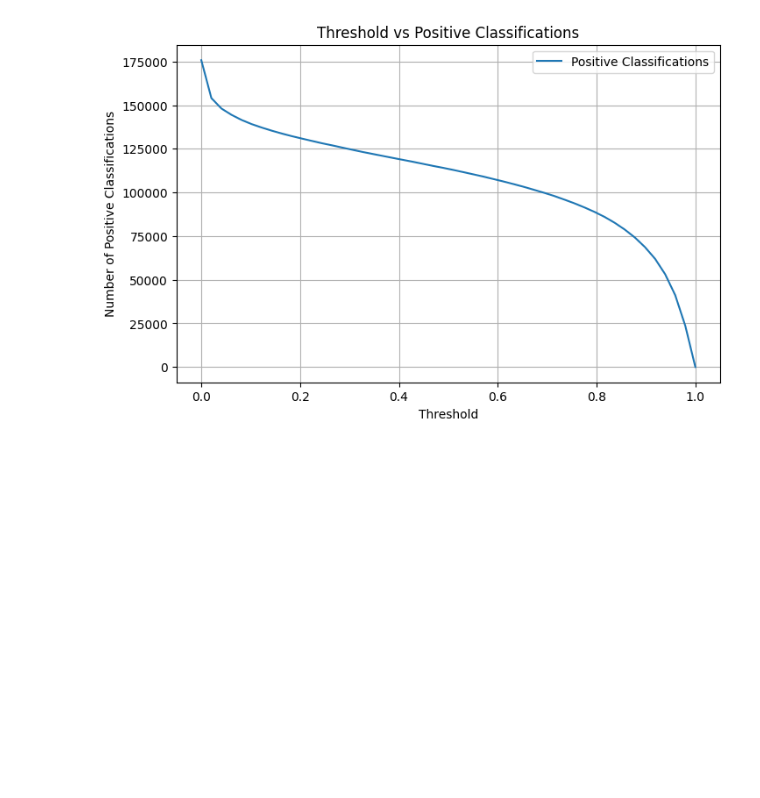
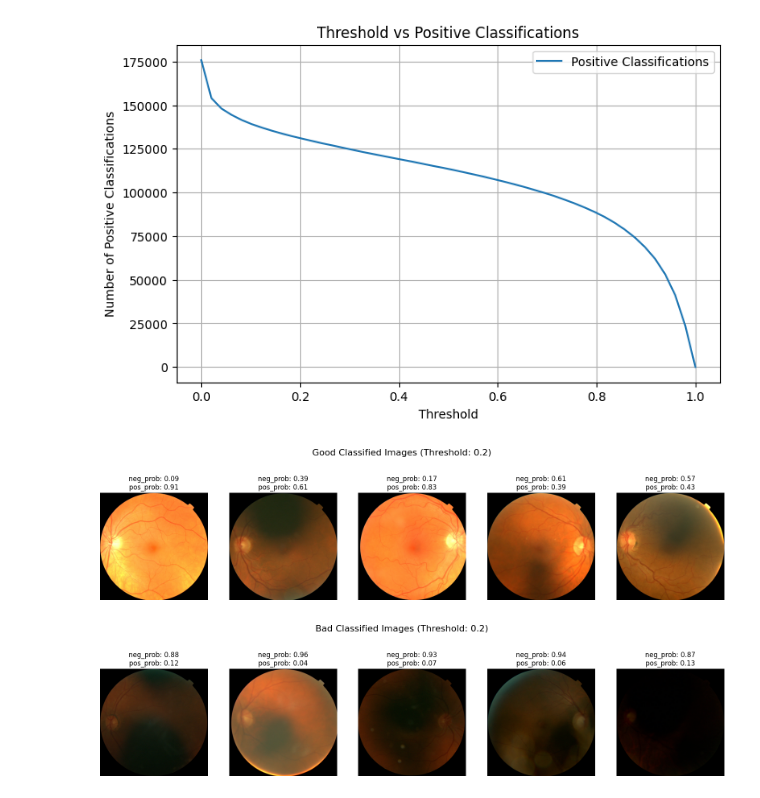
Before and after one commit to tfiedlerdev/ml-experiment-framework, a Jupyter notebook: src/wild-west/plot_uk_bio_bank.ipynb, the cells around one changed output. Cells and saved outputs as stored; diff of their text form; code cells hidden in the pictures; blank space fills up the shorter version.

Commit message:
Plot samples for optimal threshold

```diff
--- a/src/wild-west/plot_uk_bio_bank.ipynb
+++ b/src/wild-west/plot_uk_bio_bank.ipynb
@@ -113,3 +113,12 @@ plt.legend()
 plt.show()
 # %% [output]
 [figure]
+# %%
+threshold = 0.2
+good = data[positive_probs > threshold]
+bad = data[positive_probs <= threshold]
+display_samples(good, f"Good Classified Images (Threshold: {threshold})")
+display_samples(bad, f"Bad Classified Images (Threshold: {threshold})")
+# %% [output]
+[figure, added]
+[figure, added]
```
Also changed, not shown: parts of 1 cell of this notebook.
